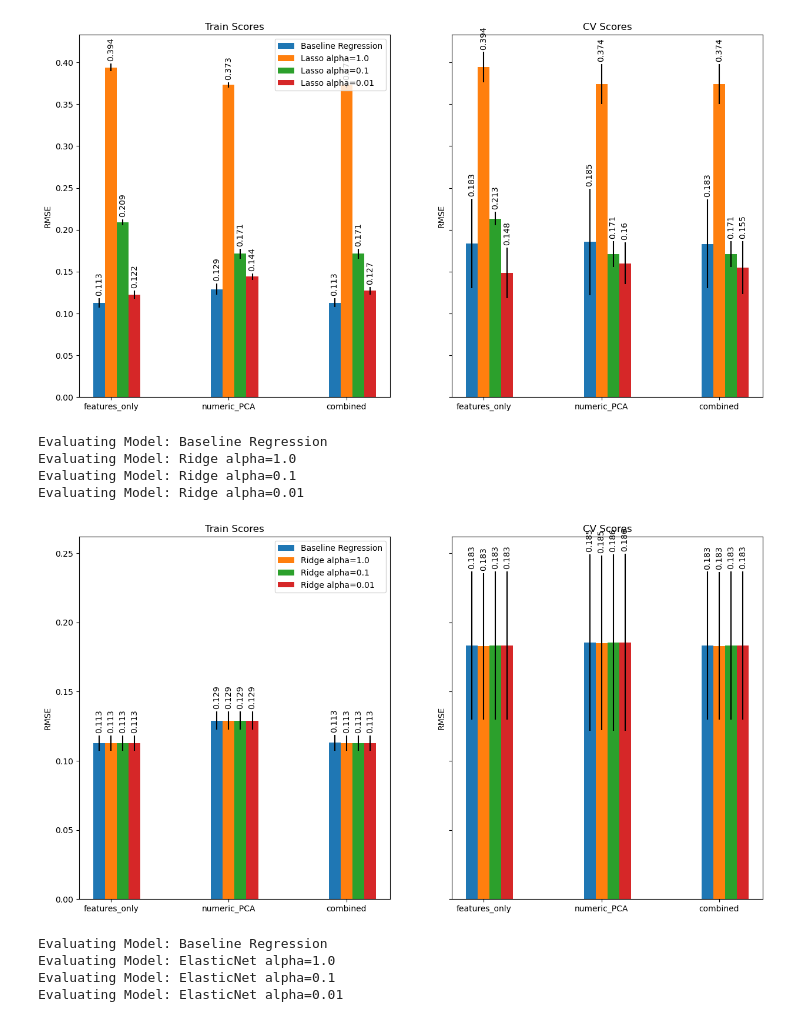
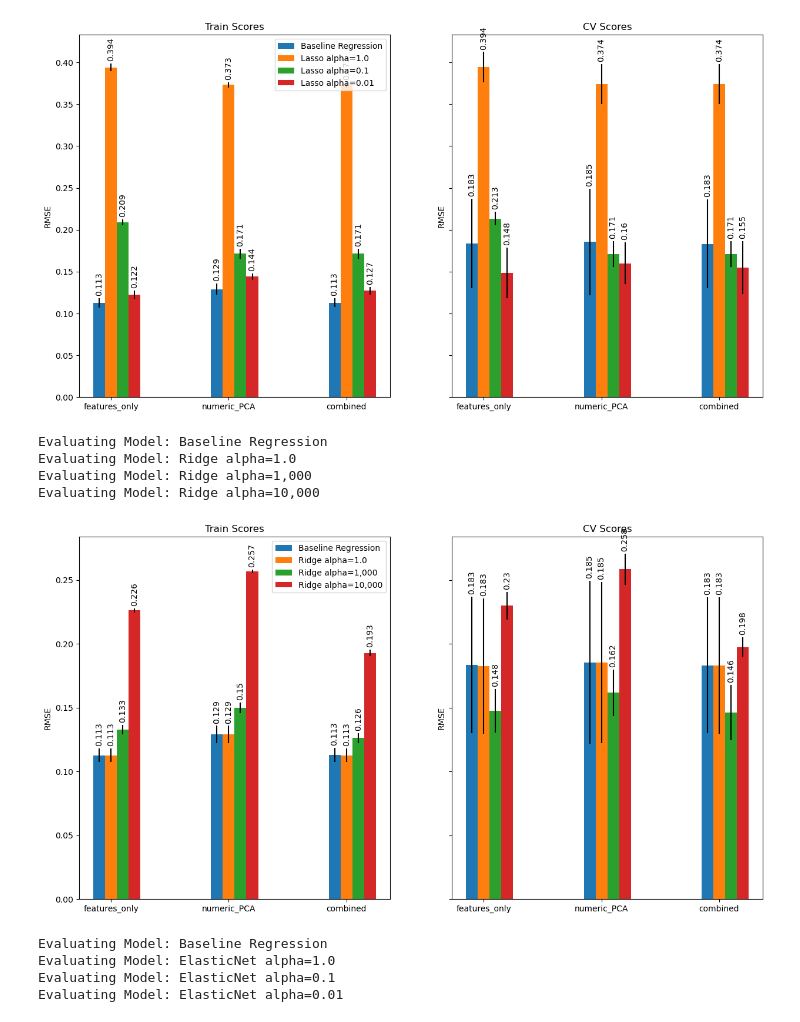
Before and after one commit to charlesbeacham/house_prices, a Jupyter notebook: housing.ipynb, the cells around one changed output. Saved outputs shown, nothing was run; the diff lists cells and outputs as text; code cells hidden in the pictures.

```diff
--- a/housing.ipynb
+++ b/housing.ipynb
@@ -577,34 +680,3 @@ Fit models and return results
 # Create a list of the pipelines and their names so that these can be passed to a function to fit various regression models
 pipes = [features_only, numerical_features_PCA, combined_features]
 pipe_names = ["features_only", "numeric_PCA", "combined"]
-# %%
-# write a function to iterate over models and store their results
-def iterate_over_models(classifier_tests, names, pipes, pipe_names, X_train, y_train, myscore):
-    """
-    This function will take in a list of regressors, iterate over and fit each model, and store the CV score and train score for each in a result data frame.
-
-    Parameters:
-        classifier_tests: A list of regressor objects to fit
-        names: A list of strings describing the regression models
-        pipes: A list of sklearn pipelines
-        pipe_names: the list of strings that describe the number of features in the model (all original features, numeric PCA features only, all original + numeric PCA features)
-        X_train: the X training matrix
-        y_train: the y training matrix
-        myscore: the scorer used for scoring the model.
-
-    Returns:
-        results: A results dataframe containing the training and CV scores.
-    """
-    results = pd.DataFrame()
-
-    for classifier, name in zip(classifier_tests, names):
-        train_scores, CV_scores, train_std, CV_std, estimators, name = run_model(
-            X_train, y_train, pipes, classifier, myscore, name=name
-        )
-
-        # write outputs to dataframe
-        results = store_output(
-            results, name, pipe_names, train_scores, CV_scores, train_std, CV_std
-        )
-
-    return results
@@ -716,27 +731,27 @@ Evaluating Model: Lasso alpha=0.01
 # %%
 # iterate over models
 # this will be Ridge Regression.  For the baseline use LinearRegression as Ridge without regularization reduces to baseline simple linear regression
-classifier_tests = [
+regressor_tests = [
     LinearRegression(),
-    Ridge(alpha=1.0),
-    Ridge(alpha=0.1),
-    Ridge(alpha=0.01),
+        Ridge(alpha=1.0),
+    Ridge(alpha=1000.0),
+    Ridge(alpha=10000.0),
 ]
 names = [
     "Baseline Regression",
     "Ridge alpha=1.0",
-    "Ridge alpha=0.1",
-    "Ridge alpha=0.01",
+    "Ridge alpha=1,000",
+    "Ridge alpha=10,000",
 ]
 
-results = iterate_over_models(classifier_tests, names, pipes, pipe_names, X_train, y_train, myscore)
+results = iterate_over_models(regressor_tests, names, pipes, pipe_names, X_train, y_train, myscore)
 plot_results(results, names, pipe_names)
 # %% [output]
 Evaluating Model: Baseline Regression
 Evaluating Model: Ridge alpha=1.0
-Evaluating Model: Ridge alpha=0.1
-Evaluating Model: Ridge alpha=0.01
+Evaluating Model: Ridge alpha=1,000
+Evaluating Model: Ridge alpha=10,000
-[figure, old version]
+[figure, new version]
 # %%
 # iterate over models
 # this will be ElasticNet Regression.  For the baseline use LinearRegression as ElasticNet without regularization reduces to baseline simple linear regression
```
Also changed, not shown: parts of 33 cells of this notebook.
